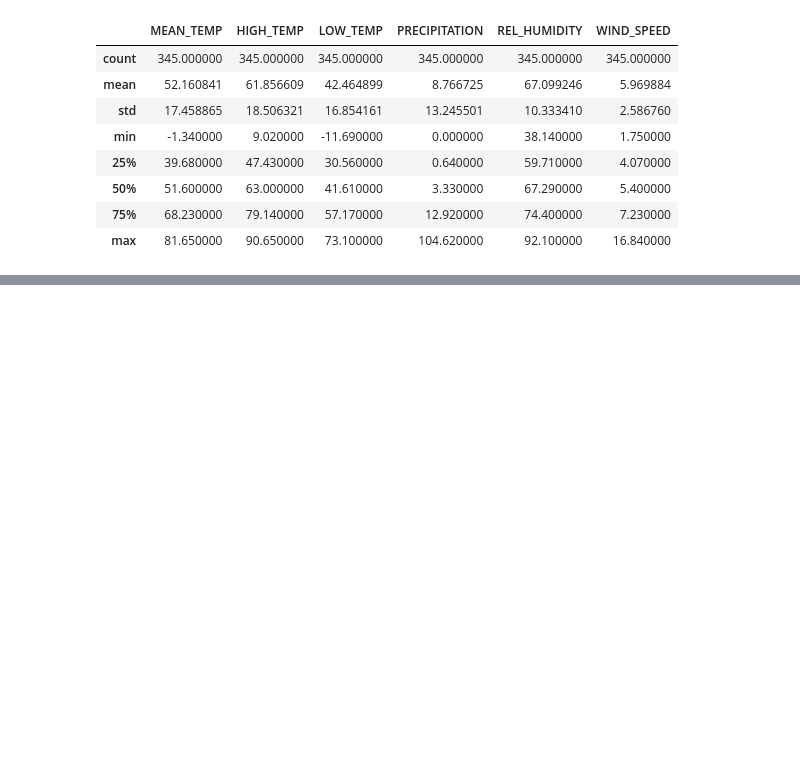
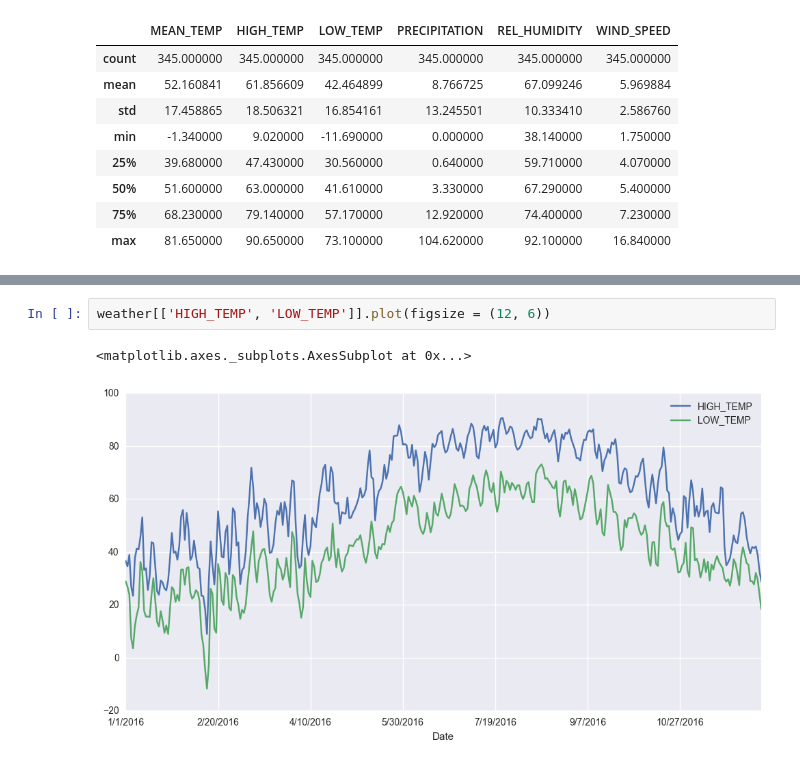
Before and after one commit to lcota/dsbc, a Jupyter notebook: GroupEffects/Weather Data Download.ipynb, the cells around one changed output, grey strips where cells are left out. Drawn from its saved outputs; the diff is of its cells as text; blank space fills up the shorter version.

```diff
--- a/GroupEffects/Weather Data Download.ipynb
+++ b/GroupEffects/Weather Data Download.ipynb
@@ -32,0 +56,5 @@ weather.describe()
+# %%
+weather[['HIGH_TEMP', 'LOW_TEMP']].plot(figsize = (12, 6))
+# %% [output]
+<matplotlib.axes._subplots.AxesSubplot at 0x...>
+[figure, added]
```
Also changed, not shown: parts of 11 cells of this notebook.
